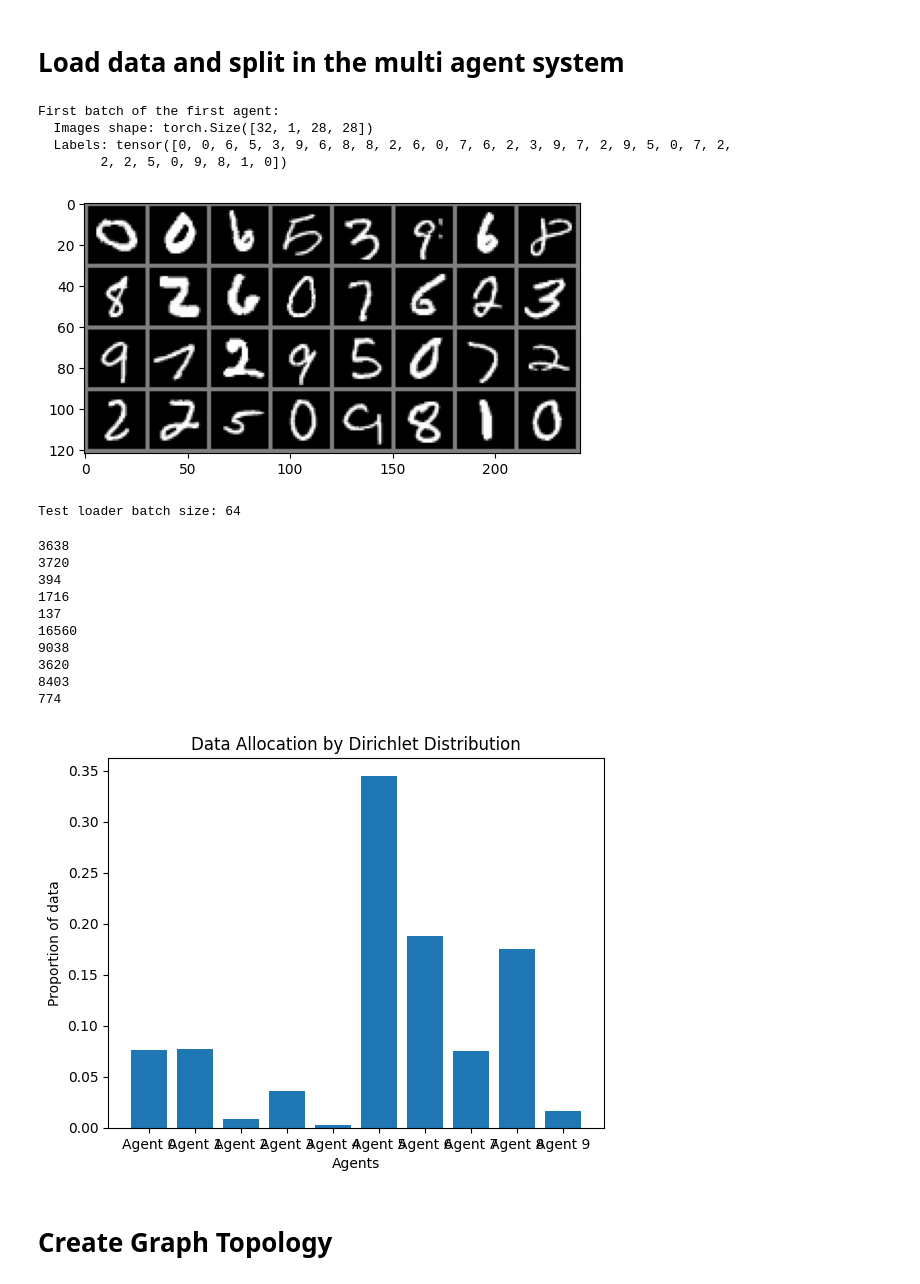
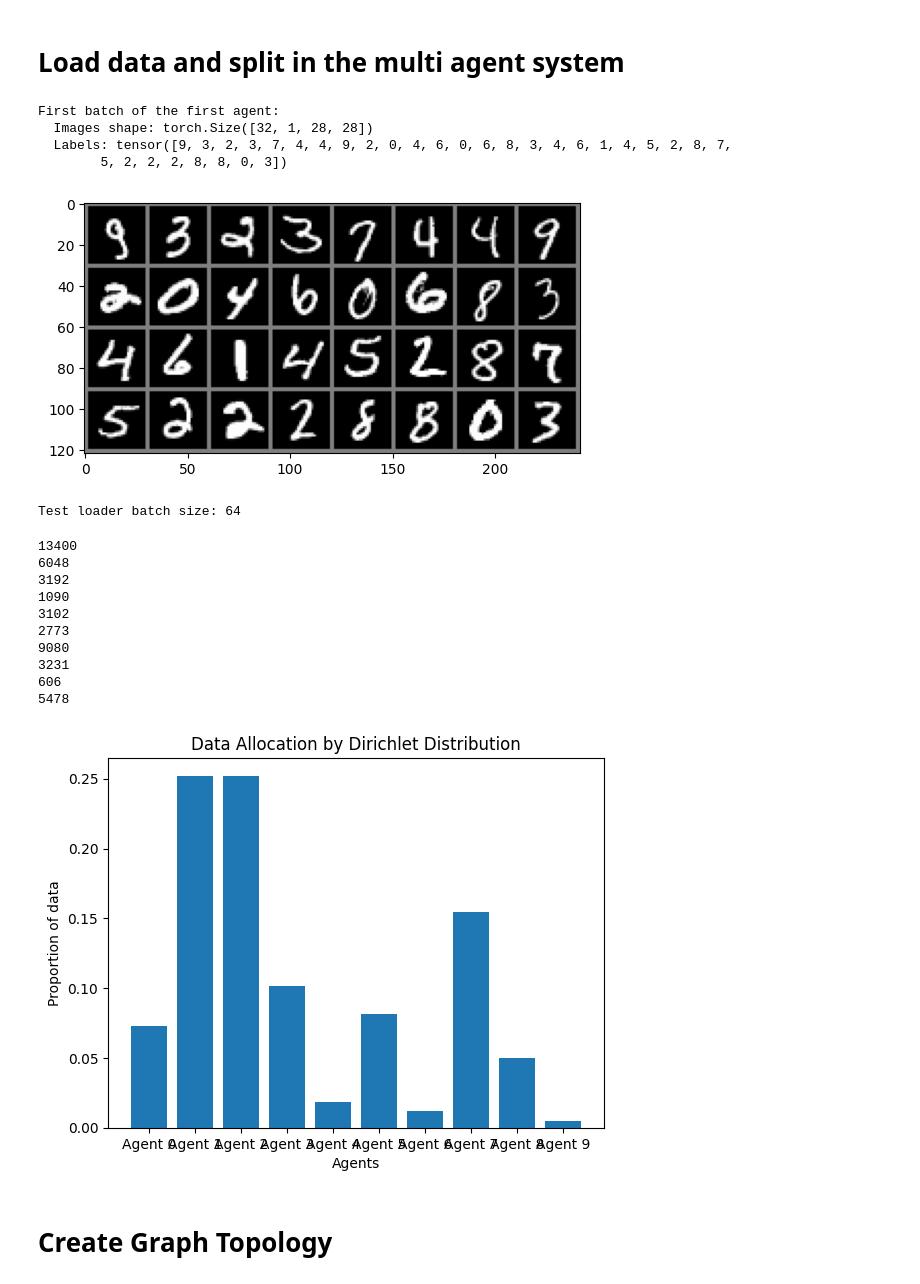
Before and after one commit to giuseppedipoce/Bio-Inspired-Federated-Learning, a Jupyter notebook: Bio-Next_last_update.ipynb, the cells around one changed output. Cells and saved outputs as stored; diff of their text form; code cells hidden in the pictures.

```diff
--- a/Bio-Next_last_update.ipynb
+++ b/Bio-Next_last_update.ipynb
@@ -68,7 +68,7 @@ def load_mnist():
                                                 download=True, transform=transform)
     return train_dataset, test_dataset
 
-def split_dataset_heterogeneously(dataset, num_agents, alpha=.8):
+def split_dataset_heterogeneously(dataset, num_agents, alpha=1.5):
     np.random.seed(42)
     num_samples = len(dataset)
     indices = np.random.permutation(num_samples)
@@ -123,51 +123,51 @@ test_batch_size = 64
 
 # Load and preprocess CIFAR-10 dataset
 train_dataset, test_dataset = load_mnist()
 
 # Split train dataset into train and validation sets
 train_size = int(0.8 * len(train_dataset))
 val_size = len(train_dataset) - train_size
 train_dataset, val_dataset = random_split(train_dataset, [train_size, val_size])
 
 # Split train and validation sets heterogeneously among agents
 train_splits, train_proportions = split_dataset_heterogeneously(train_dataset, num_agents)
 val_splits, val_proportions = split_dataset_heterogeneously(val_dataset, num_agents)
 
 # Create dataloaders for each agent
 train_loaders, val_loaders, test_loader = create_dataloaders(train_splits, val_splits, test_dataset, batch_size, test_batch_size)
 
 # Print and plot the first batch of the first agent
 dataiter = iter(train_loaders[0])
 images, labels = dataiter.__next__()
 print("First batch of the first agent:")
 print(f"  Images shape: {images.shape}")
 print(f"  Labels: {labels}")
 
 # Plot the images
 imshow(torchvision.utils.make_grid(images))
 # Verify the size of the test loader
 print(f"Test loader batch size: {test_loader.batch_size}")
 # %% [output]
 First batch of the first agent:
   Images shape: torch.Size([32, 1, 28, 28])
-  Labels: tensor([0, 0, 6, 5, 3, 9, 6, 8, 8, 2, 6, 0, 7, 6, 2, 3, 9, 7, 2, 9, 5, 0, 7, 2,
-        2, 2, 5, 0, 9, 8, 1, 0])
+  Labels: tensor([9, 3, 2, 3, 7, 4, 4, 9, 2, 0, 4, 6, 0, 6, 8, 3, 4, 6, 1, 4, 5, 2, 8, 7,
+        5, 2, 2, 2, 8, 8, 0, 3])
-[figure, old version]
+[figure, new version]
 Test loader batch size: 64
 # %%
 for i in range(num_agents):
   print(len(train_loaders[i].dataset))
 # %% [output]
-3638
-3720
-394
-1716
-137
-16560
-9038
-3620
-8403
-774
+13400
+6048
+3192
+1090
+3102
+2773
+9080
+3231
+606
+5478
 # %%
 # Plot the proportions
 agents = [f'Agent {i}' for i in range(num_agents)]
@@ -177,7 +177,7 @@ plt.ylabel('Proportion of data')
 plt.title('Data Allocation by Dirichlet Distribution')
 plt.show()
 # %% [output]
-[figure, old version]
+[figure, new version]
 # %% [markdown]
 # Create Graph Topology
 # %%
```
Also changed, not shown: parts of 7 cells of this notebook.
